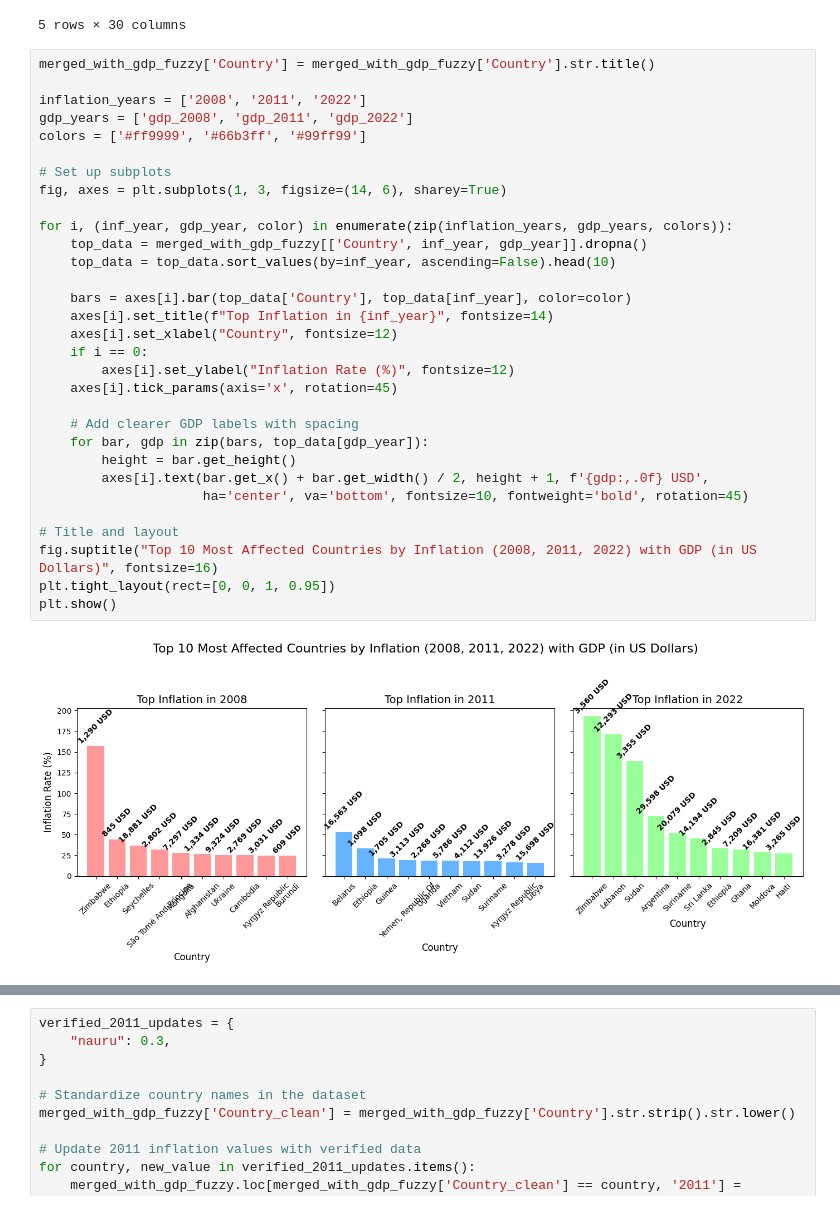
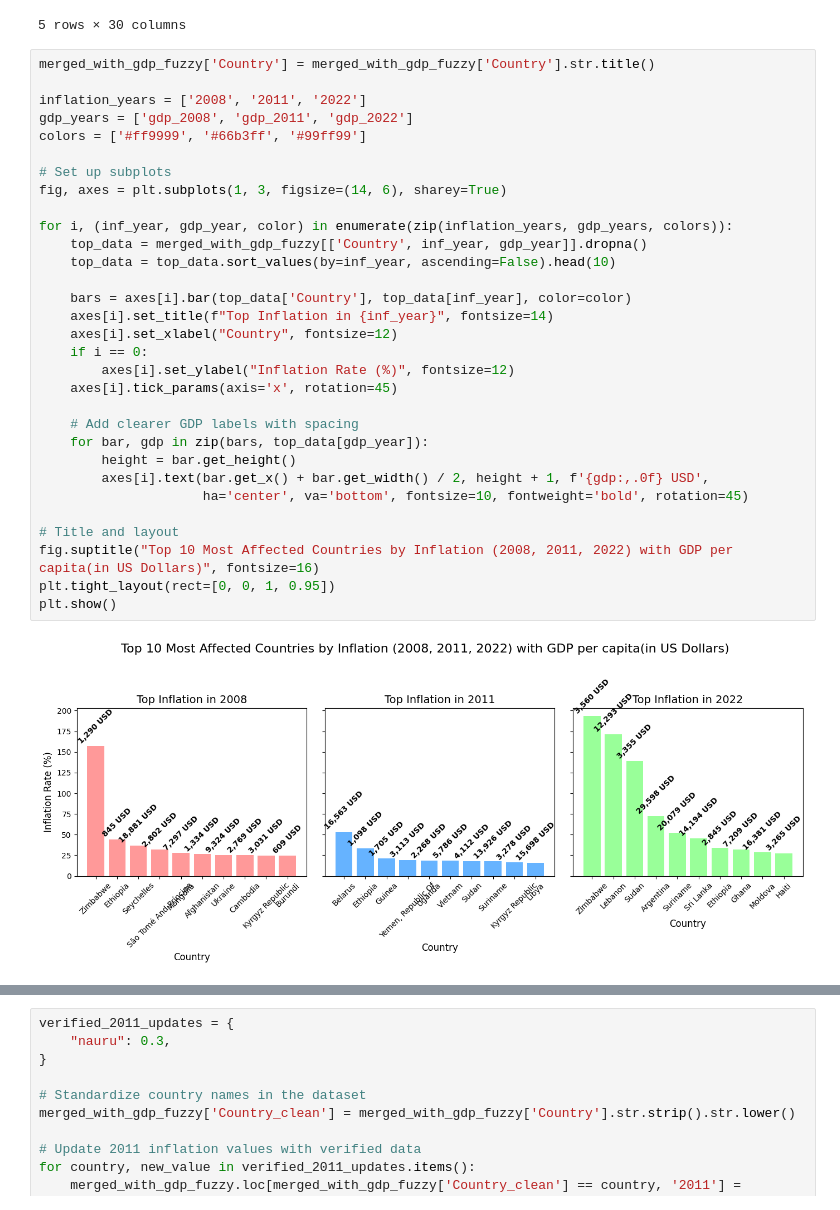
Before and after one commit to sg2083/vis, a Jupyter notebook: data_viz_ps5.ipynb, the cells around one changed output, grey strips where cells are left out. Saved outputs shown, nothing was run; the diff lists cells and outputs as text.

```diff
--- a/data_viz_ps5.ipynb
+++ b/data_viz_ps5.ipynb
@@ -987,35 +995,35 @@ merged_with_gdp_fuzzy.head()
 merged_with_gdp_fuzzy['Country'] = merged_with_gdp_fuzzy['Country'].str.title()
 
 inflation_years = ['2008', '2011', '2022']
 gdp_years = ['gdp_2008', 'gdp_2011', 'gdp_2022']
 colors = ['#ff9999', '#66b3ff', '#99ff99']
 
 # Set up subplots
 fig, axes = plt.subplots(1, 3, figsize=(14, 6), sharey=True)
 
 for i, (inf_year, gdp_year, color) in enumerate(zip(inflation_years, gdp_years, colors)):
     top_data = merged_with_gdp_fuzzy[['Country', inf_year, gdp_year]].dropna()
     top_data = top_data.sort_values(by=inf_year, ascending=False).head(10)
 
     bars = axes[i].bar(top_data['Country'], top_data[inf_year], color=color)
     axes[i].set_title(f"Top Inflation in {inf_year}", fontsize=14)
     axes[i].set_xlabel("Country", fontsize=12)
     if i == 0:
         axes[i].set_ylabel("Inflation Rate (%)", fontsize=12)
     axes[i].tick_params(axis='x', rotation=45)
 
     # Add clearer GDP labels with spacing
     for bar, gdp in zip(bars, top_data[gdp_year]):
         height = bar.get_height()
         axes[i].text(bar.get_x() + bar.get_width() / 2, height + 1, f'{gdp:,.0f} USD',
                      ha='center', va='bottom', fontsize=10, fontweight='bold', rotation=45)
 
 # Title and layout
-fig.suptitle("Top 10 Most Affected Countries by Inflation (2008, 2011, 2022) with GDP (in US Dollars)", fontsize=16)
+fig.suptitle("Top 10 Most Affected Countries by Inflation (2008, 2011, 2022) with GDP per capita(in US Dollars)", fontsize=16)
 plt.tight_layout(rect=[0, 0, 1, 0.95])
 plt.show()
 # %% [output]
-[figure, old version]
+[figure, new version]
 # %% [markdown]
 ### 📈 Inflation & GDP in Crisis Years
 
```
Also changed, not shown: parts of 9 cells of this notebook.
